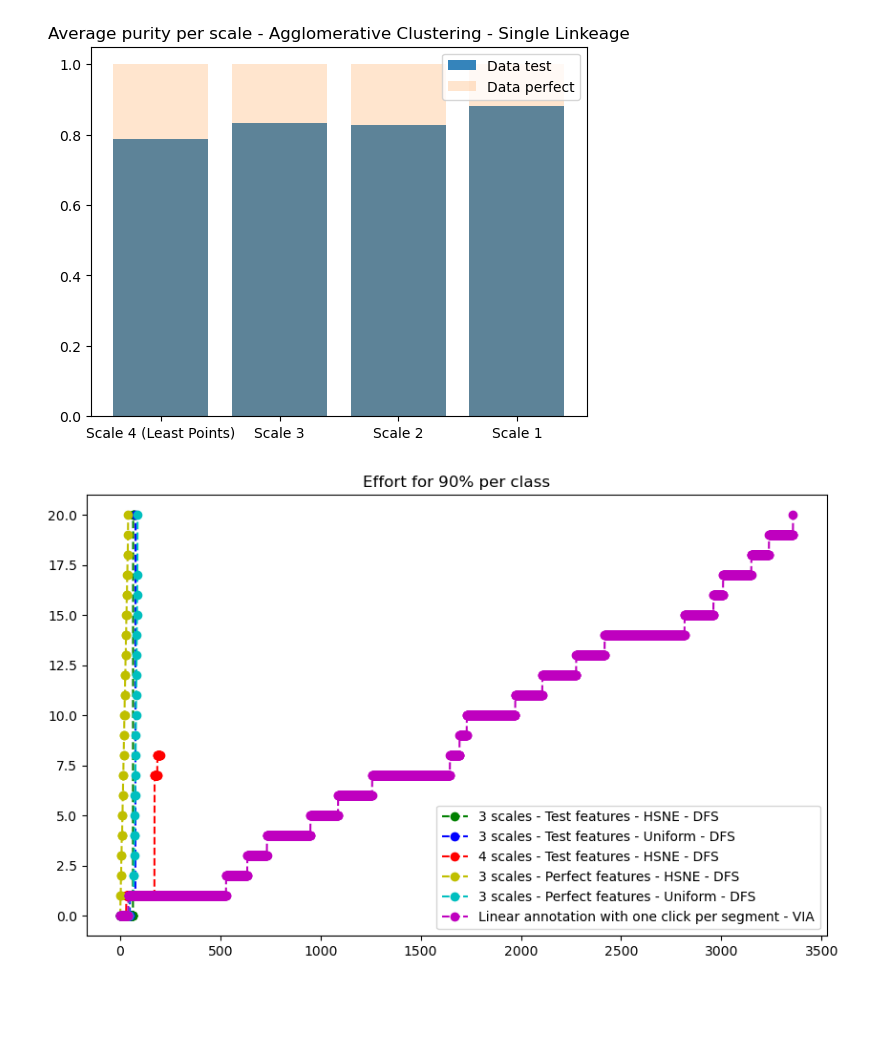
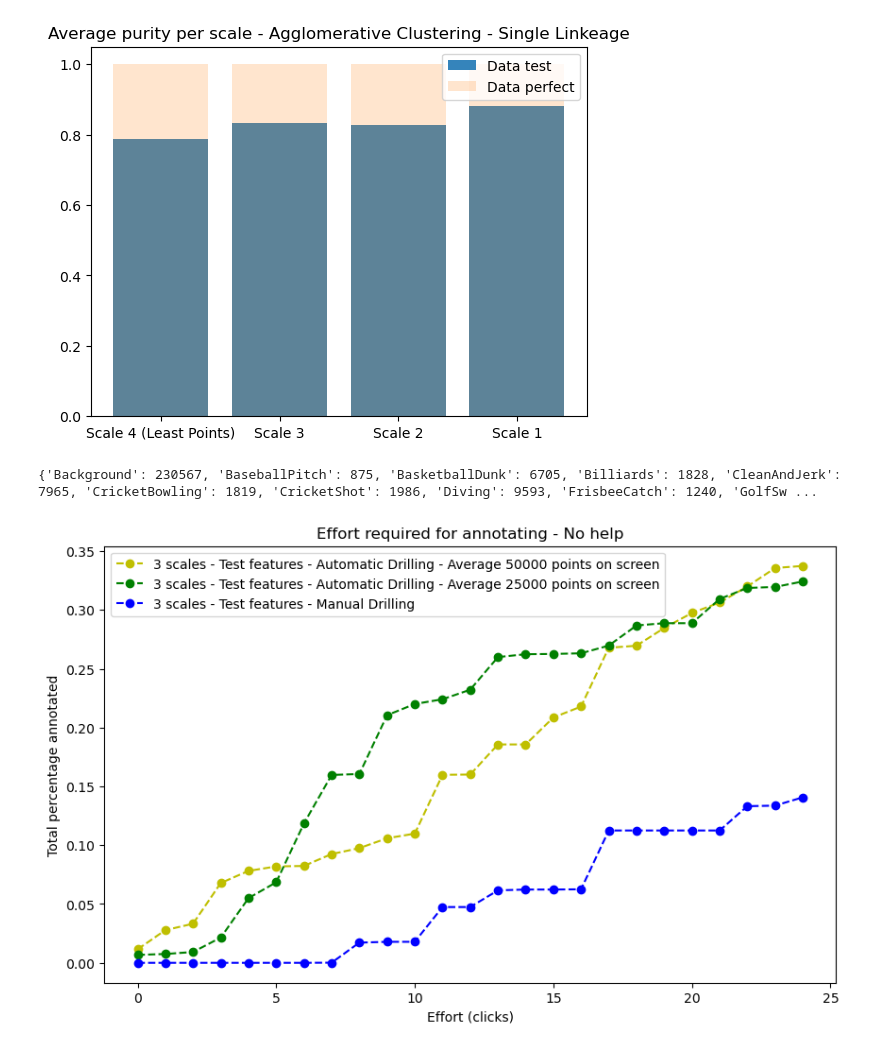
Before and after one commit to alexandrubobe/msc, a Jupyter notebook: ExtendedHSNEDemo/Experiments.ipynb, the cells around one changed output. Saved outputs shown, nothing was run; the diff lists cells and outputs as text; code cells hidden in the pictures; blank space fills up the shorter version.

Commit message:
Automatic_drilling

```diff
--- a/ExtendedHSNEDemo/Experiments.ipynb
+++ b/ExtendedHSNEDemo/Experiments.ipynb
@@ -8,7 +8,7 @@ import pandas as pd
 # %% [markdown]
 ### THERE ARE NO CliffDiving ACTIONS -> So 19 + 1 classes
 # %%
-X = np.load("C:\\Users\\alexa\\Desktop\\Thumos14\\features_perfect_noise.npy")
+X = np.load("C:\\Users\\alexa\\Desktop\\Thumos14\\features_test_set.npy")
 GT_LABELS = pd.read_csv("C:\\Users\\alexa\\Desktop\\Thumos14\\labels_test_set_gt.csv", header=0)
 # print(labels.iloc[0]["segment_gt_label"])
 # %% [markdown]
@@ -202,7 +212,7 @@ def bfs(hsne, top_analysis, always_most_points = False, dfs = True):
 # %%
 import json
 complete_annotated_classes = bfs(hsne, top_analysis, always_most_points=False)
-with open("C:\\msc\\msc\\Experiments_output\\Classes_annotated_test_features_4_scales_last_level_dfs_test.json", "w") as file:
+with open("C:\\msc\\msc\\Experiments_output\\Percentage_annotated_test_features_3_scales_last_level_dfs.json", "w") as file:
     json.dump(complete_annotated_classes, file)
 # with open("C:\\msc\\msc\\Experiments_output\\Purity_test_features_5_scales.json", "w") as file:
 #     json.dump(purities, file)
@@ -263,3 +257,7 @@ plt.show()
 # %% [output]
 [0.7875457875457875, 0.8328939230280644, 0.826684442853377, 0.8814527772776997]
 [figure]
+# %%
+print(get_total_labels_per_class())
+# %% [output]
+{'Background': 230567, 'BaseballPitch': 875, 'BasketballDunk': 6705, 'Billiards': 1828, 'CleanAndJerk': 7965, 'CricketBowling': 1819, 'CricketShot': 1986, 'Diving': 9593, 'FrisbeeCatch': 1240, 'GolfSw ...
@@ -271,65 +344,42 @@ x_1 = []
 y_1 = []
 x_2 = []
 y_2 = []
 x_3 = []
 y_3 = []
 x_4 = []
 y_4 = []
 x_5 = []
 y_5 = []
 x_6 = []
 y_6 = []
-with open("C:\\msc\\msc\\Experiments_output\\Classes_annotated_test_features_3_scales_last_level_dfs.json", "r") as file:
-    data = json.load(file)
-    for i, val in enumerate(data):
-        x_1.append(i)
-        y_1.append(val)
 
-with open("C:\\msc\\msc\\Experiments_output\\Classes_annotated_test_features_3_scales_last_level_dfs_uniform.json", "r") as file:
+with open("C:\\msc\\msc\\Experiments_output\\Percentage_annotated_test_features_3_scales_last_level_dfs.json", "r") as file:
     data = json.load(file)
     c = 0
     for i, val in enumerate(data):
         x_2.append(i)
         y_2.append(val)
 
-with open("C:\\msc\\msc\\Experiments_output\\Classes_annotated_test_features_4_scales_last_level_dfs.json", "r") as file:
+with open("C:\\msc\\msc\\Experiments_output\\Percentage_annotated_test_features_3_scales_last_level_dfs_uniform.json", "r") as file:
     data = json.load(file)
     c = 0
     for i, val in enumerate(data):
         x_3.append(i)
         y_3.append(val)
 
-with open("C:\\msc\\msc\\Experiments_output\\Classes_annotated_perfect_features_3_scales_last_level_dfs.json", "r") as file:
-    data = json.load(file)
-    c = 0
-    for i, val in enumerate(data):
-        x_4.append(i)
-        y_4.append(val)
-
-with open("C:\\msc\\msc\\Experiments_output\\Classes_annotated_perfect_features_3_scales_last_level_dfs_uniform_base5.json", "r") as file:
-    data = json.load(file)
-    c = 0
-    for i, val in enumerate(data):
-        x_5.append(i)
-        y_5.append(val)
-
-with open("C:\\msc\\msc\\Experiments_output\\Linear_one_click_per_segment.json", "r") as file:
-    data = json.load(file)
-    c = 0
-    for i, val in enumerate(data):
-        x_6.append(i)
-        y_6.append(val)
 
 plt.figure(figsize=(10, 6))
-plt.title("Effort for 90% per class")
-plt.plot(x_1,y_1,"go--",label="3 scales - Test features - HSNE - DFS")
-plt.plot(x_2,y_2,"bo--",label="3 scales - Test features - Uniform - DFS")
-plt.plot(x_3,y_3,"ro--",label="4 scales - Test features - HSNE - DFS")
-plt.plot(x_4,y_4,"yo--",label="3 scales - Perfect features - HSNE - DFS")
-plt.plot(x_5,y_5,"co--",label="3 scales - Perfect features - Uniform - DFS")
-plt.plot(x_6,y_6,"mo--",label="Linear annotation with one click per segment - VIA")
+plt.title("Effort required for annotating - No help")
+plt.plot(final_annotated_50000_y,final_annotated_50000,"yo--",label="3 scales - Test features - Automatic Drilling - Average 50000 points on screen")
+plt.plot(final_annotated_25000_y,final_annotated_25000,"go--",label="3 scales - Test features - Automatic Drilling - Average 25000 points on screen")
+plt.plot(final_annotated_human_y,final_annotated_human,"bo--",label="3 scales - Test features - Manual Drilling")
+# plt.plot(x_2,y_2,"bo--",label="3 scales - Test features - HSNE - DFS")
+# plt.plot(x_3,y_3,"go--",label="3 scales - Test features - Uniform - DFS")
 
+plt.xlabel("Effort (clicks)")
+plt.ylabel("Total percentage annotated")
 plt.legend()
+# plt.savefig("C:\\msc\\msc\\Experiments_output\\annotating_effort_uni.png")
 plt.show()
 # %% [output]
-[figure, old version]
+[figure, new version]
```
Also changed, not shown: parts of 9 cells of this notebook, 3 other files.
